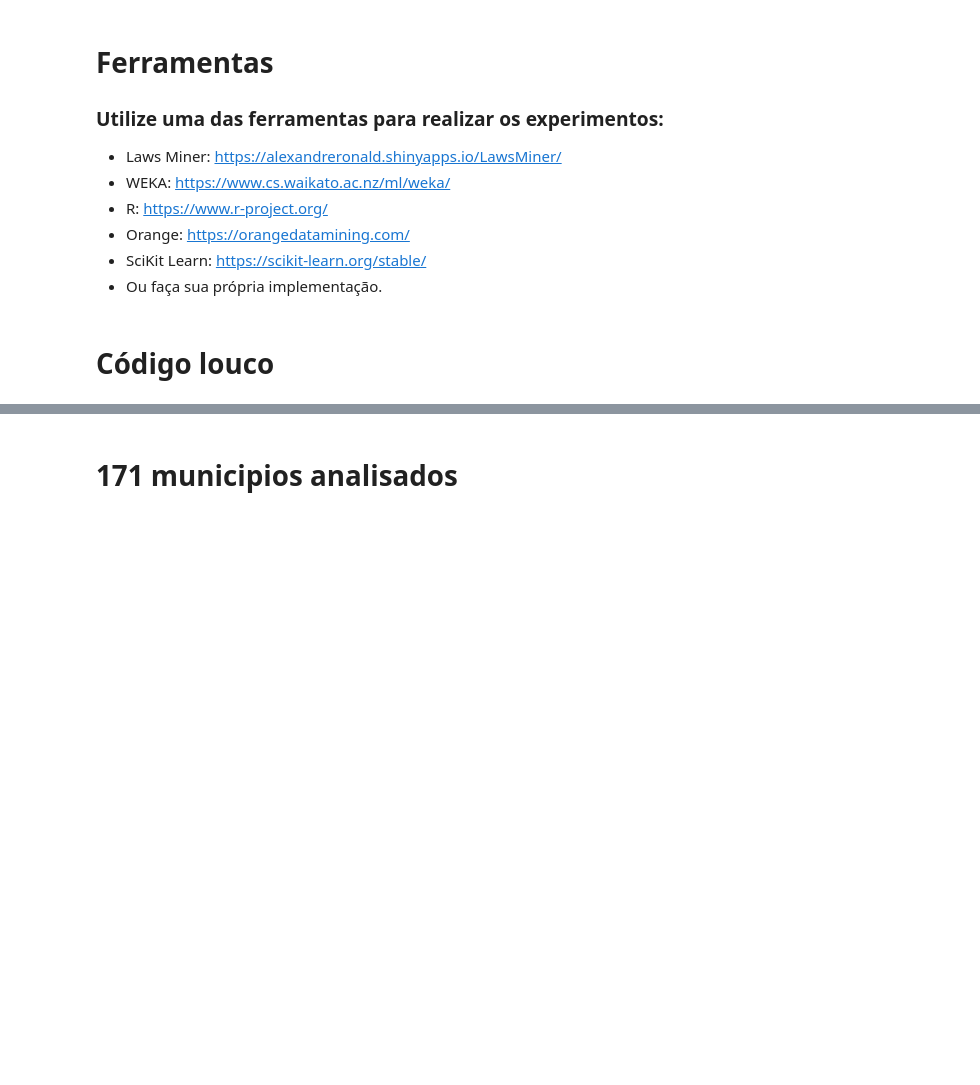
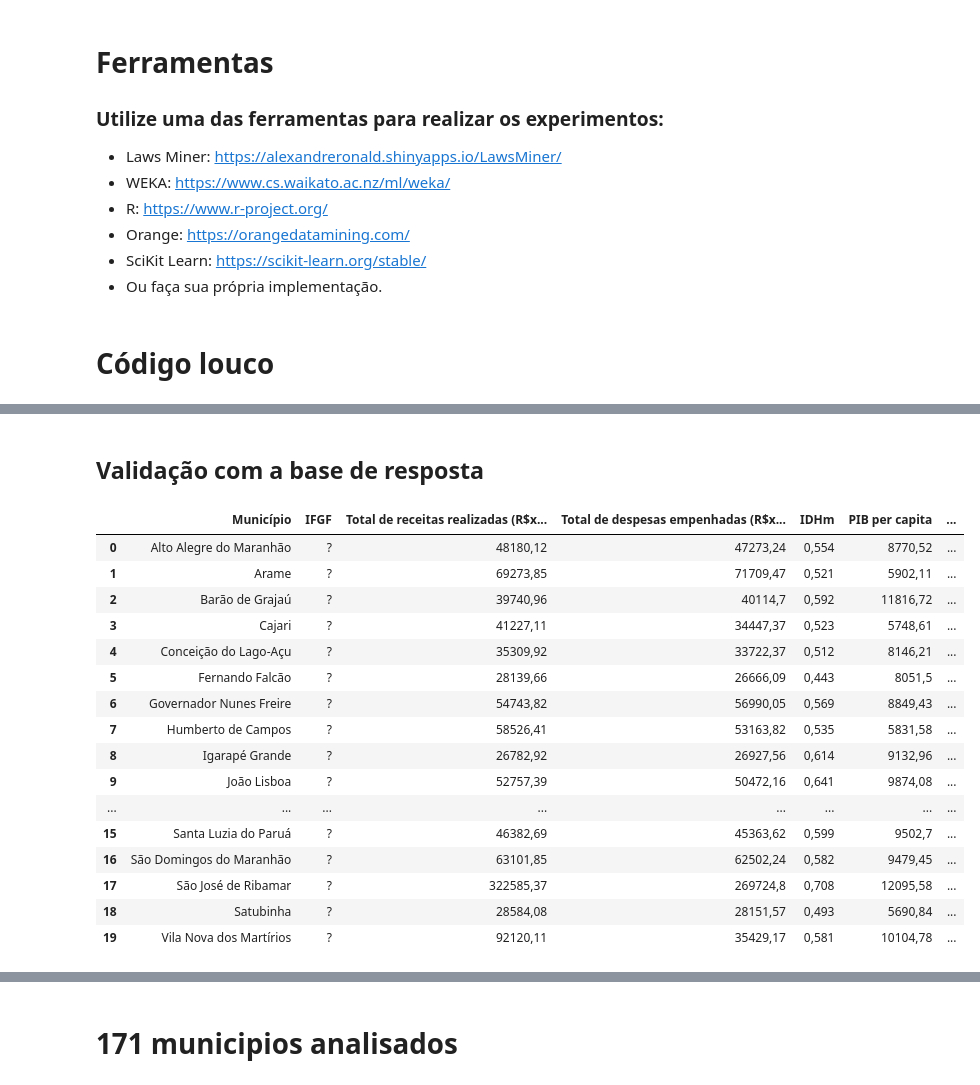
Before and after one commit to nervaljunior/JupyterHub, a Jupyter notebook: Untitled0.ipynb, the cells around one changed output, grey strips where cells are left out. Cells and saved outputs as stored; diff of their text form; code cells hidden in the pictures; blank space fills up the shorter version.

```diff
--- a/Untitled0.ipynb
+++ b/Untitled0.ipynb
@@ -400,0 +416,24 @@ predict_data = predict_data.drop(['IFGF'], axis = 1)
+# %% [markdown]
+## Validação com a base de resposta
+# %%
+predict_data = pd.read_csv('/content/drive/MyDrive/IA/base_de_avaliacao.csv',sep=";")
+
+predict_data
+# %% [output]
+|  | Município | IFGF | Total de receitas realizadas (R$x... | Total de despesas empenhadas (R$x... | IDHm | PIB per capita | ... |
+| 0 | Alto Alegre do Maranhão | ? | 48180,12 | 47273,24 | 0,554 | 8770,52 | ... |
+| 1 | Arame | ? | 69273,85 | 71709,47 | 0,521 | 5902,11 | ... |
+| 2 | Barão de Grajaú | ? | 39740,96 | 40114,7 | 0,592 | 11816,72 | ... |
+| 3 | Cajari | ? | 41227,11 | 34447,37 | 0,523 | 5748,61 | ... |
+| 4 | Conceição do Lago-Açu | ? | 35309,92 | 33722,37 | 0,512 | 8146,21 | ... |
+| 5 | Fernando Falcão | ? | 28139,66 | 26666,09 | 0,443 | 8051,5 | ... |
+| 6 | Governador Nunes Freire | ? | 54743,82 | 56990,05 | 0,569 | 8849,43 | ... |
+| 7 | Humberto de Campos | ? | 58526,41 | 53163,82 | 0,535 | 5831,58 | ... |
+| 8 | Igarapé Grande | ? | 26782,92 | 26927,56 | 0,614 | 9132,96 | ... |
+| 9 | João Lisboa | ? | 52757,39 | 50472,16 | 0,641 | 9874,08 | ... |
+| ... | ... | ... | ... | ... | ... | ... | ... |
+| 15 | Santa Luzia do Paruá | ? | 46382,69 | 45363,62 | 0,599 | 9502,7 | ... |
+| 16 | São Domingos do Maranhão | ? | 63101,85 | 62502,24 | 0,582 | 9479,45 | ... |
+| 17 | São José de Ribamar | ? | 322585,37 | 269724,8 | 0,708 | 12095,58 | ... |
+| 18 | Satubinha | ? | 28584,08 | 28151,57 | 0,493 | 5690,84 | ... |
+| 19 | Vila Nova dos Martírios | ? | 92120,11 | 35429,17 | 0,581 | 10104,78 | ... |
```
Also changed, not shown: parts of 64 cells of this notebook.
